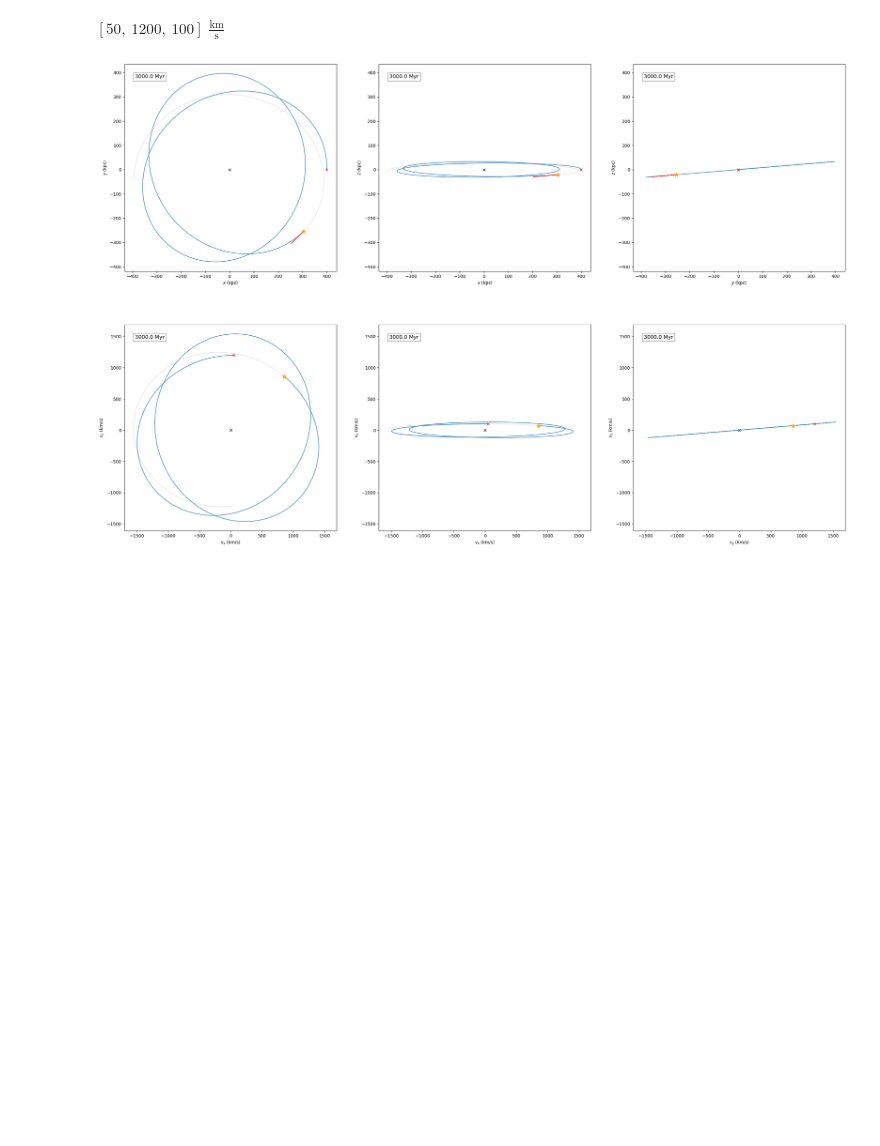
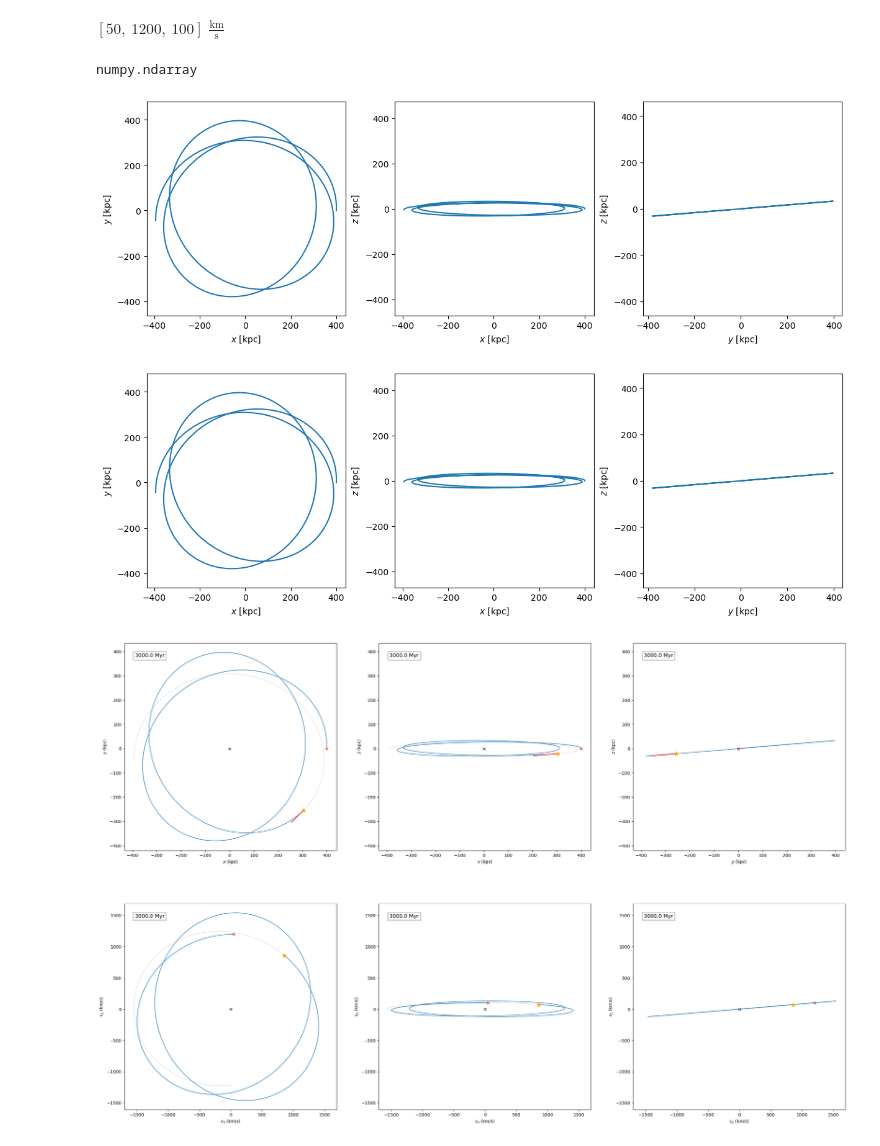
Before and after one commit to anam32123/OrbitTails, a Jupyter notebook: Gala_example.ipynb, the cells around one changed output. Saved outputs shown, nothing was run; the diff lists cells and outputs as text; code cells hidden in the pictures; blank space fills up the shorter version.

```diff
--- a/Gala_example.ipynb
+++ b/Gala_example.ipynb
@@ -381,6 +397,15 @@ initial_conditions.v_xyz
 $[50,~1200,~100] \; \mathrm{\frac{km}{s}}$
 # %%
 orbit2.calc_3d_tail_angles()
+# %%
+type(orbit2.velocity_unit_vectors)
+# %% [output]
+numpy.ndarray
+# %%
+orbit.plot()
+# %% [output]
+[figure, added]
+[figure, added]
 # %%
 orbit2.plot_orbits_not_animated(1500, with_tails=True)
 # %% [output]
```
Also changed, not shown: parts of 6 cells of this notebook, 4 other files.
